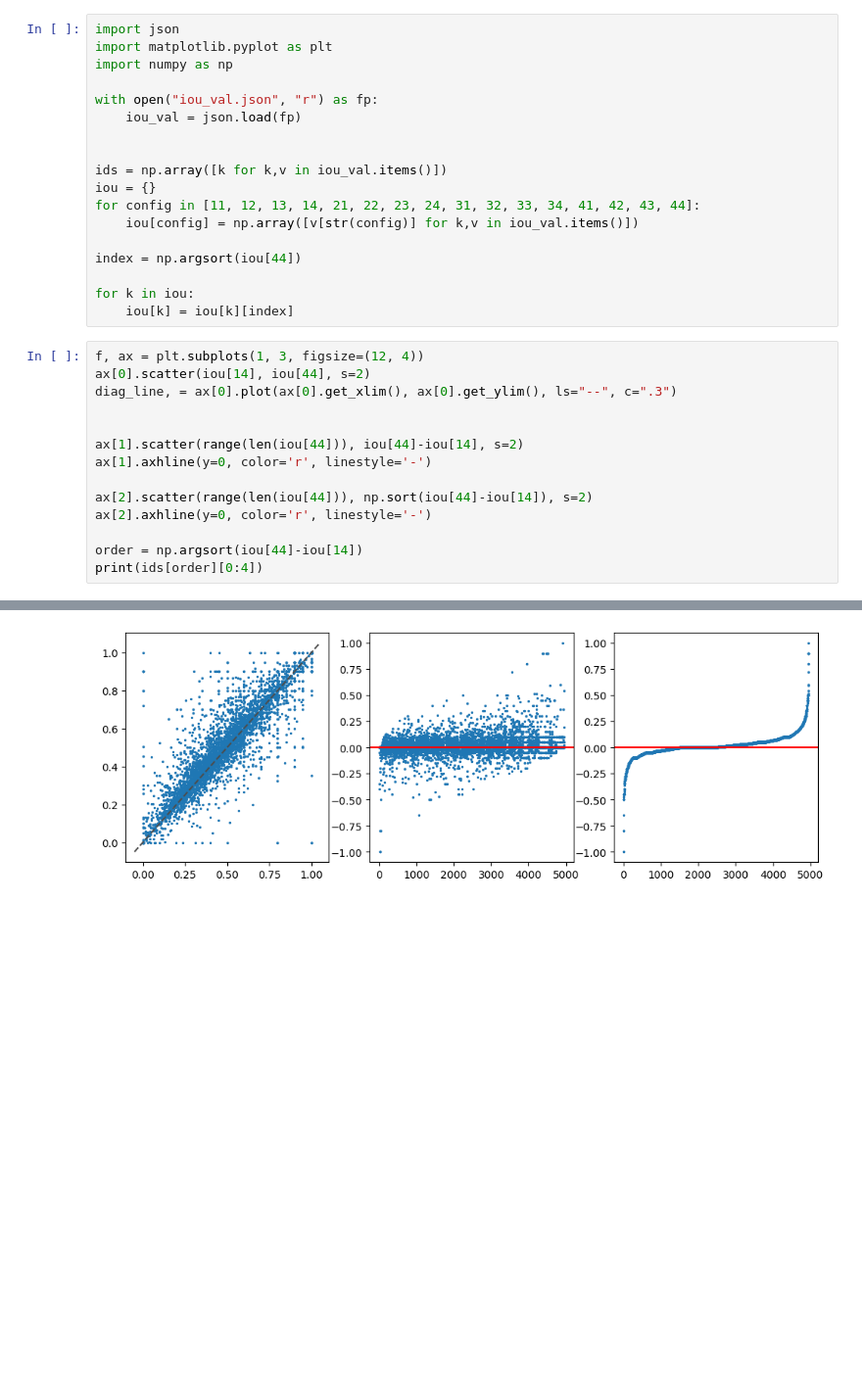
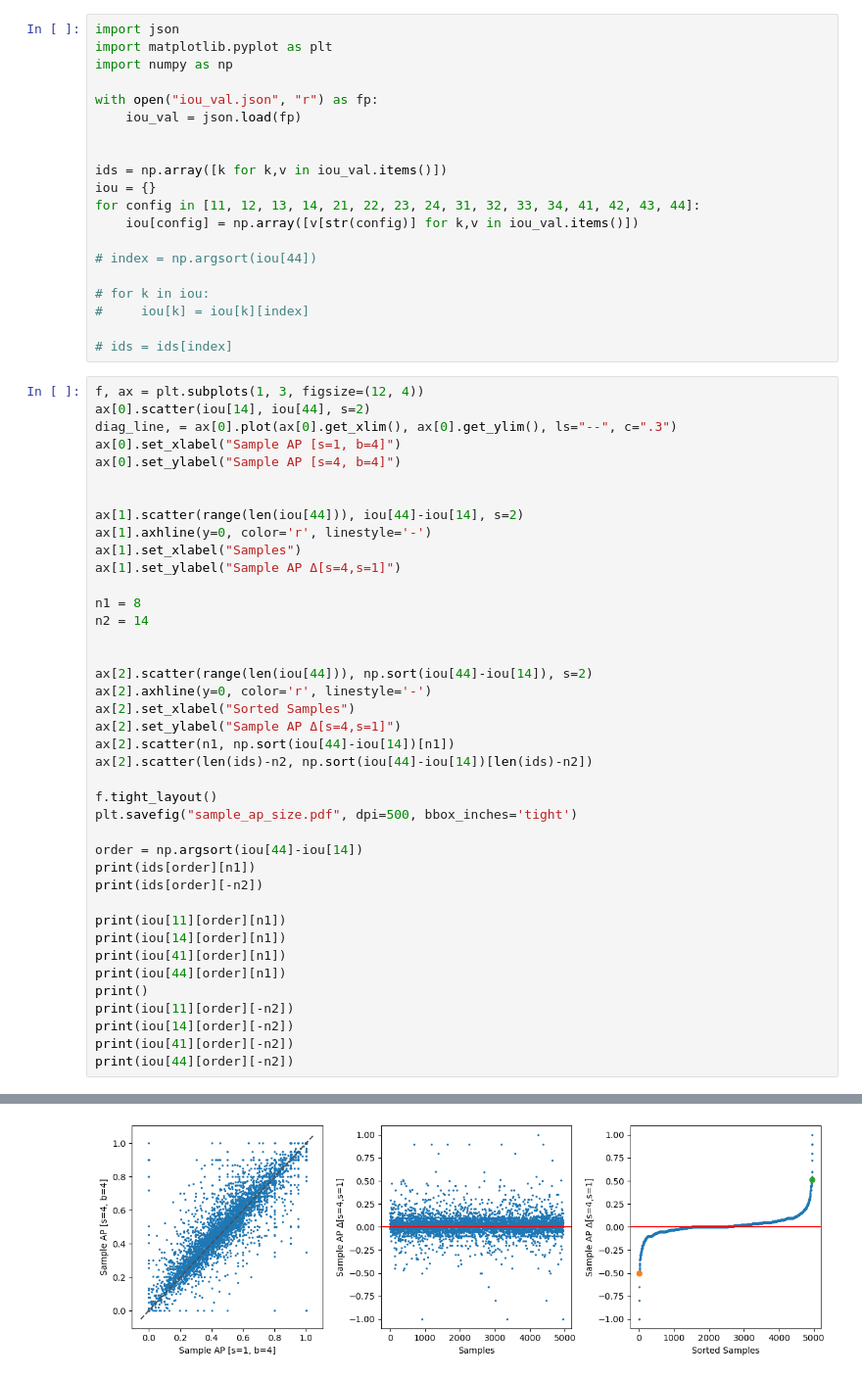
Before and after one commit to jsiloto/adaptive-cod-on-device, a Jupyter notebook: results/sample_analysis.ipynb, the cells around one changed output, grey strips where cells are left out. Shown at 98% size. Cells and saved outputs as stored; diff of their text form; blank space fills up the shorter version.

```diff
--- a/results/sample_analysis.ipynb
+++ b/results/sample_analysis.ipynb
@@ -12,22 +12,50 @@ iou = {}
 for config in [11, 12, 13, 14, 21, 22, 23, 24, 31, 32, 33, 34, 41, 42, 43, 44]:
     iou[config] = np.array([v[str(config)] for k,v in iou_val.items()])
 
-index = np.argsort(iou[44])
+# index = np.argsort(iou[44])
 
-for k in iou:
-    iou[k] = iou[k][index]
+# for k in iou:
+#     iou[k] = iou[k][index]
+
+# ids = ids[index]
 # %%
 f, ax = plt.subplots(1, 3, figsize=(12, 4))
 ax[0].scatter(iou[14], iou[44], s=2)
 diag_line, = ax[0].plot(ax[0].get_xlim(), ax[0].get_ylim(), ls="--", c=".3")
+ax[0].set_xlabel("Sample AP [s=1, b=4]")
+ax[0].set_ylabel("Sample AP [s=4, b=4]")
 
 
 ax[1].scatter(range(len(iou[44])), iou[44]-iou[14], s=2)
 ax[1].axhline(y=0, color='r', linestyle='-')
+ax[1].set_xlabel("Samples")
+ax[1].set_ylabel("Sample AP Δ[s=4,s=1]")
+
+n1 = 8
+n2 = 14
+
 
 ax[2].scatter(range(len(iou[44])), np.sort(iou[44]-iou[14]), s=2)
 ax[2].axhline(y=0, color='r', linestyle='-')
+ax[2].set_xlabel("Sorted Samples")
+ax[2].set_ylabel("Sample AP Δ[s=4,s=1]")
+ax[2].scatter(n1, np.sort(iou[44]-iou[14])[n1])
+ax[2].scatter(len(ids)-n2, np.sort(iou[44]-iou[14])[len(ids)-n2])
+
+f.tight_layout()
+plt.savefig("sample_ap_size.pdf", dpi=500, bbox_inches='tight')
 
 order = np.argsort(iou[44]-iou[14])
-print(ids[order][0:4])
+print(ids[order][n1])
+print(ids[order][-n2])
+
+print(iou[11][order][n1])
+print(iou[14][order][n1])
+print(iou[41][order][n1])
+print(iou[44][order][n1])
+print()
+print(iou[11][order][-n2])
+print(iou[14][order][-n2])
+print(iou[41][order][-n2])
+print(iou[44][order][-n2])
 # %% [output]
@@ -35,4 +73,4 @@ print(ids[order][0:4])
-[figure, old version]
+[figure, new version]
 # %%
 f, ax = plt.subplots(1, 3, figsize=(12, 4))
 ax[0].scatter(iou[41], iou[44], s=2)
```
Also changed, not shown: parts of 4 cells of this notebook, 2 other files.
